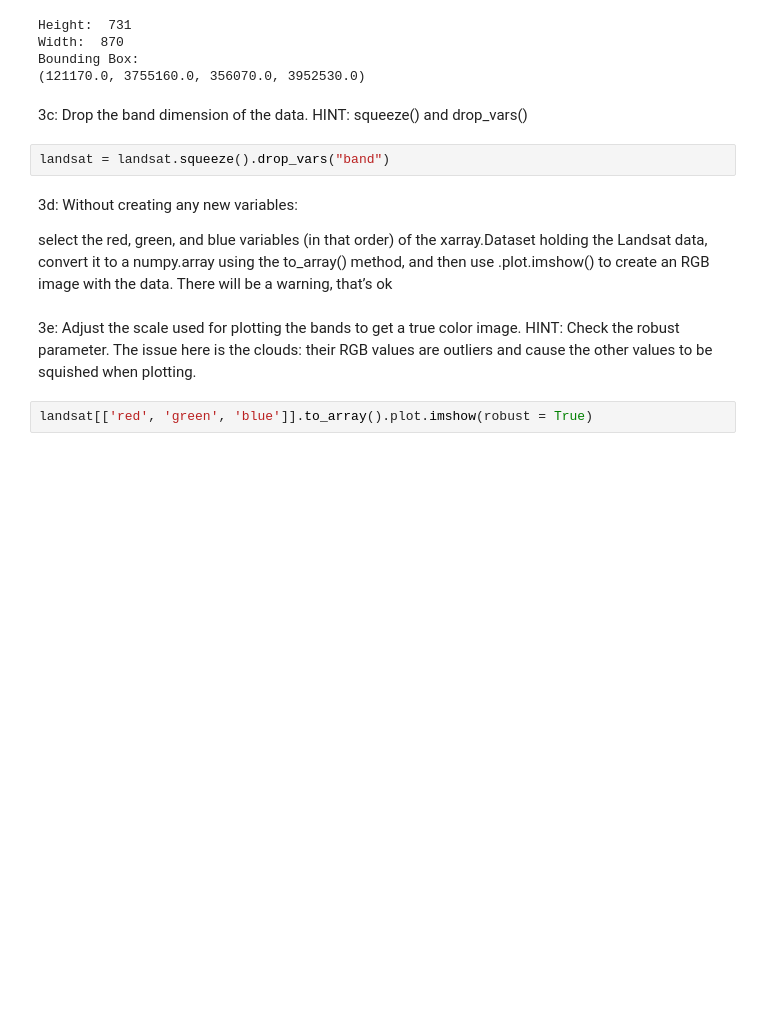
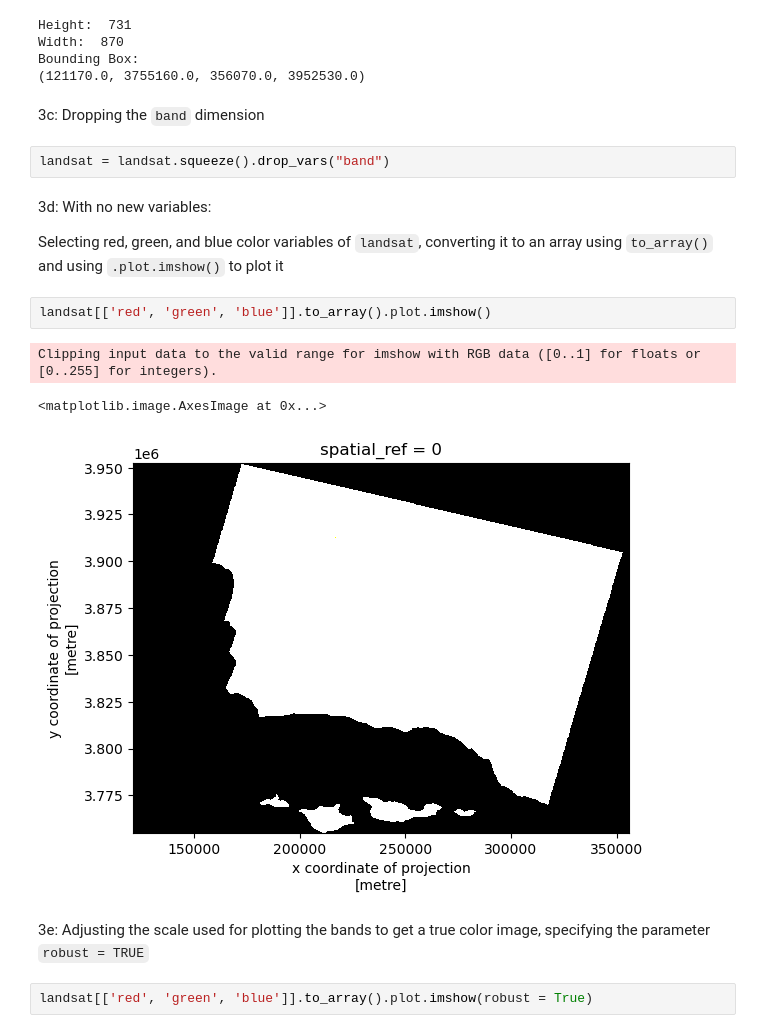
Before and after one commit to ryangreen6/eds220-hw4, a Jupyter notebook: hwk4-task2-fire-scar-GREEN.ipynb, the cells around one changed output. Cells and saved outputs as stored; diff of their text form; blank space fills up the shorter version.

```diff
--- a/hwk4-task2-fire-scar-GREEN.ipynb
+++ b/hwk4-task2-fire-scar-GREEN.ipynb
@@ -52,17 +52,21 @@ Width:  870
 Bounding Box:
 (121170.0, 3755160.0, 356070.0, 3952530.0)
 # %% [markdown]
-3c: Drop the band dimension of the data. HINT: squeeze() and drop_vars()
+3c: Dropping the `band` dimension
 # %%
 landsat = landsat.squeeze().drop_vars("band")
 # %% [markdown]
-3d: Without creating any new variables:
+3d: With no new variables:
 
-select the red, green, and blue variables (in that order) of the xarray.Dataset holding the Landsat data,
-convert it to a numpy.array using the to_array() method, and then
-use .plot.imshow() to create an RGB image with the data. There will be a warning, that’s ok
+Selecting red, green, and blue color variables of `landsat`, converting it to an array using `to_array()` and using `.plot.imshow()` to plot it
+# %%
+landsat[['red', 'green', 'blue']].to_array().plot.imshow()
+# %% [output]
+Clipping input data to the valid range for imshow with RGB data ([0..1] for floats or [0..255] for integers).
+<matplotlib.image.AxesImage at 0x...>
+[figure, added]
 # %% [markdown]
-3e: Adjust the scale used for plotting the bands to get a true color image. HINT: Check the robust parameter. The issue here is the clouds: their RGB values are outliers and cause the other values to be squished when plotting.
+3e: Adjusting the scale used for plotting the bands to get a true color image, specifying the parameter `robust = TRUE`
 # %%
 landsat[['red', 'green', 'blue']].to_array().plot.imshow(robust = True)
 # %% [output]
```
Also changed, not shown: parts of 8 cells of this notebook, 3 other files.
